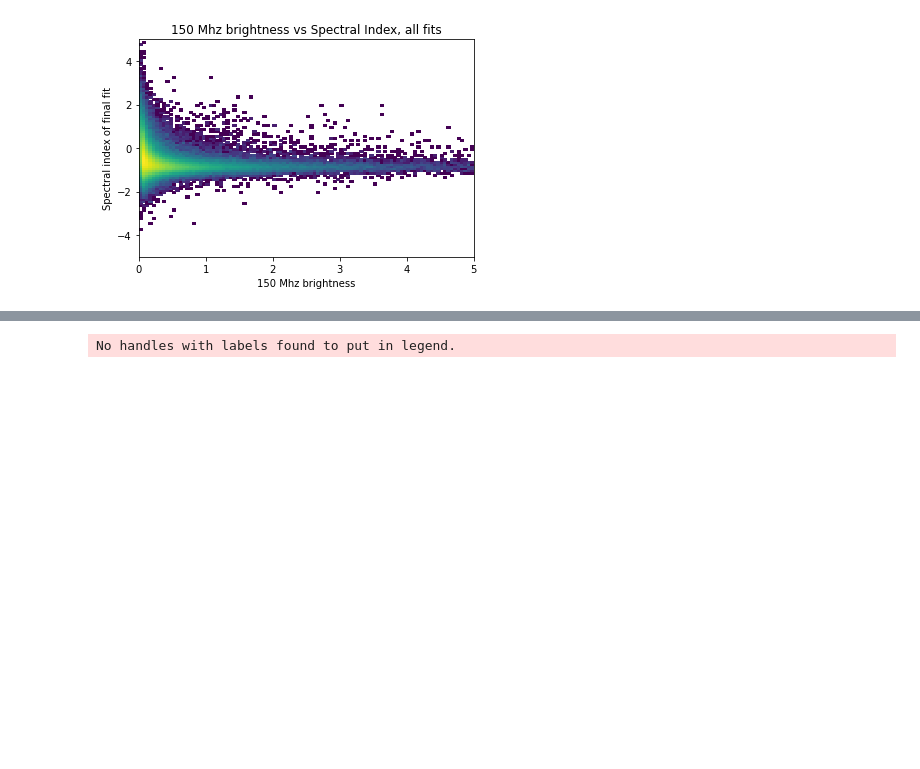
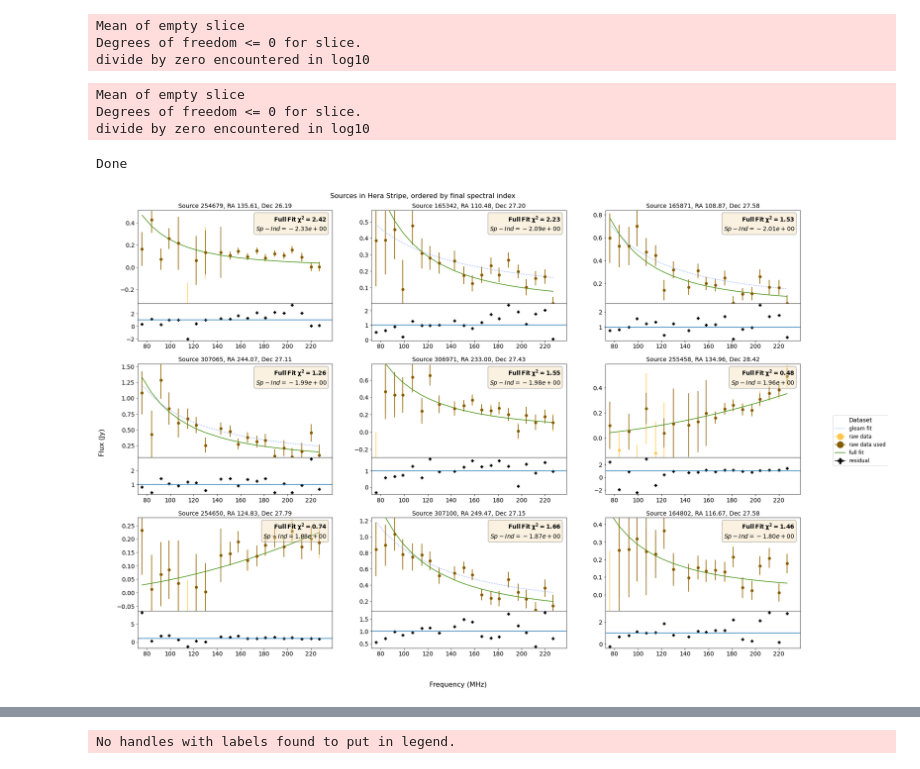
Before and after one commit to EoRImaging/GleamPlusFullSpectrum, a Jupyter notebook: scripts/catalog_fits.ipynb, the cells around one changed output, grey strips where cells are left out. Drawn from its saved outputs; the diff is of its cells as text; code cells hidden in the pictures; blank space fills up the shorter version.

```diff
--- a/scripts/catalog_fits.ipynb
+++ b/scripts/catalog_fits.ipynb
@@ -6,14 +6,20 @@ from astropy.utils.diff import report_diff_values
 from astropy.io import fits
 from operator import itemgetter
 import numpy.polynomial.polynomial as poly
-import matplotlib.pyplot as plt
 import plotly.graph_objects as go
 import psutil
 import erfa
 import csv
 import warnings
+
+import matplotlib.pyplot as plt
+from matplotlib.colors import LogNorm
+import matplotlib as mpl
+import matplotlib.gridspec as gridspec
+from matplotlib.lines import Line2D
+import itertools
 sm = SkyModel()
 
-gleam_catalog = sm.from_gleam_catalog("/Users/Kiana1/uwradcos/gleam.vot", spectral_type = "subband", with_error = True)
+#gleam_catalog = sm.from_gleam_catalog("/Users/Kiana1/uwradcos/gleam.vot", spectral_type = "subband", with_error = True)
 #gleam_spectral_index = sm.from_gleam_catalog("/Users/Kiana1/uwradcos/gleam.vot", spectral_type = "spectral_index", with_error = True)
 # %%
@@ -386,27 +402,12 @@ divide by zero encountered in log10
-# %%
-from matplotlib.colors import LogNorm
-
-#midband comparison
-midband = []
-diff = []
-
-for i in source_fits:
-    if i in source_fits:
-        #if 105 <= source_dict[i]["ra"] <= 255:
-        #    if 26 <= source_dict[i]['dec']<=34:
-        #if np.isnan(source_dict[i]['prev_chi2_residuals'][1][0]):
-        #        continue
-        #else:
-                midband.append(source_fits[i]['prev_fit_data'][0][9])
-                first = source_fits[i]['prev_fit_data'][9][1]
-                last = source_fits[i]['coefficients'][1]
-                diff.append(last)
-
-
-plt.hist2d(midband, diff, bins = 100, norm=LogNorm(), range = [[0,5],[-5,5]])
-plt.xlabel("150 Mhz brightness")
-plt.ylabel("Spectral index of final fit")
-plt.title("150 Mhz brightness vs Spectral Index, all fits")
-plt.savefig("/Users/Kiana1/uwradcos/plots/spind_hist2d.png")
-# %% [output]
-[figure, removed]
+# %%
+source_fits = low_freq_fit(catalog_loc = "/Users/Kiana1/uwradcos/gleam.vot")
+# %% [output]
+Mean of empty slice
+Degrees of freedom <= 0 for slice.
+divide by zero encountered in log10
+# %%
+no_threshold_fits = low_freq_fit(catalog_loc = "/Users/Kiana1/uwradcos/gleam.vot", flux_threshold = 0)
+# %% [output]
+Mean of empty slice
+Degrees of freedom <= 0 for slice.
+divide by zero encountered in log10
@@ -413,3 +810,8 @@ plt.savefig("/Users/Kiana1/uwradcos/plots/spind_hist2d.png")
+# %%
+plotFits(catalog_loc = '/Users/Kiana1/uwradcos/gleam.vot', source_dict = source_fits, plot_type = 'hera_stripe', order = 'spect_ind', savefig=False, Nsources=9)
+# %% [output]
+Done
+[figure, added]
 # %%
 # plot variance
 v = []
```
Also changed, not shown: parts of 13 cells of this notebook, 2 other files.
